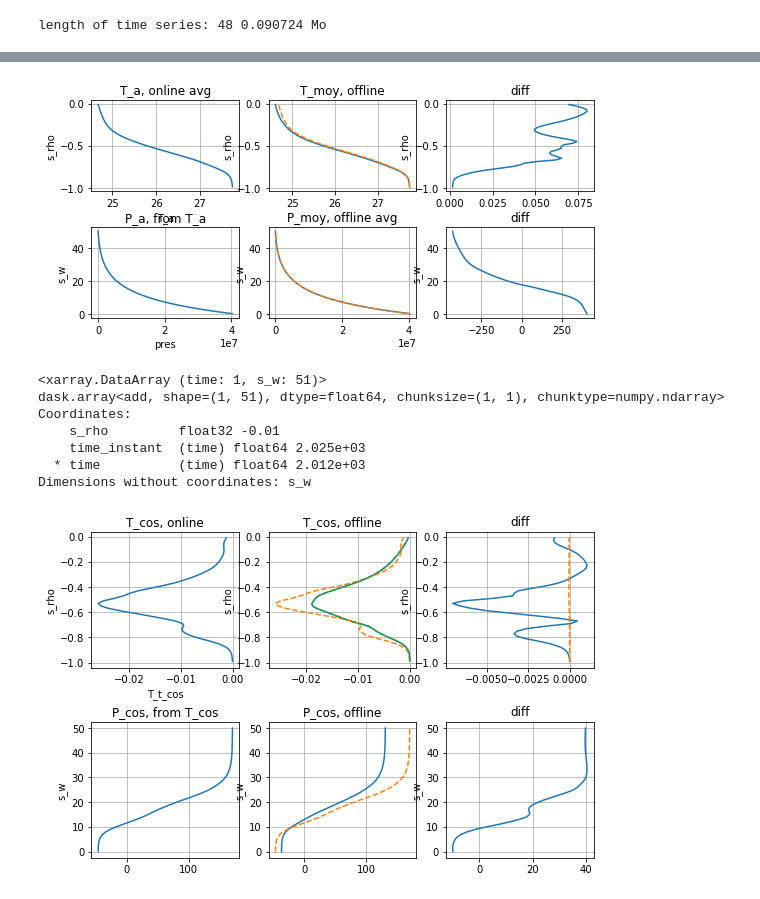
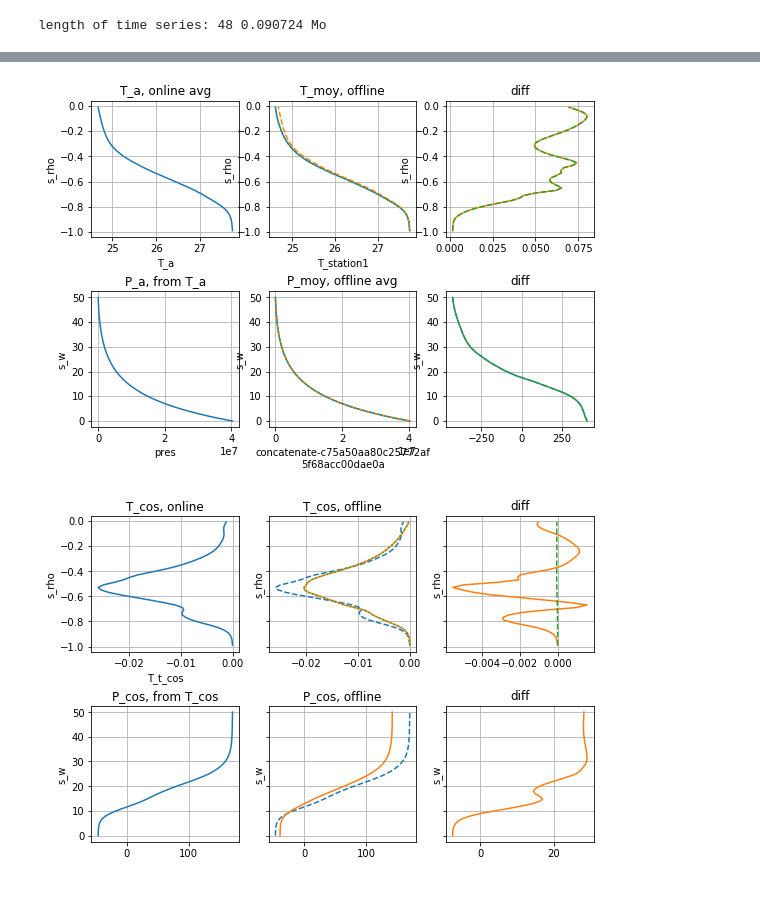
Before and after one commit to slgentil/croco, a Jupyter notebook: tutorials/pressure_tide.ipynb, the cells around one changed output, grey strips where cells are left out. Saved outputs shown, nothing was run; the diff lists cells and outputs as text; code cells hidden in the pictures.

```diff
--- a/tutorials/pressure_tide.ipynb
+++ b/tutorials/pressure_tide.ipynb
@@ -377,20 +335,23 @@ compare with approximate computation based on harmonic extraction
 indt = 0
 
 dsa = r['his']
+tend = dsa.time[indt]
+tbeg = tend-1. # I don't know where to get that averaging goes over 1 day
+ds = dst.sel(time=slice(tbeg, tend)).persist()
+
 ### WARNING this is not robust at all (to find indices of station)
 ### I should be able to find those grid indices directly in the station dataset
 indy, indx = np.unravel_index(((dsa.eta_rho-ds.eta_sta1_rho)**2+(dsa.xi_rho-ds.xi_sta1_rho)**2).argmin(),
                        dsa.eta_rho.shape)
-dsa = dsa.isel(x_rho=indx,y_rho=indy)
+dsa = dsa.isel(x_rho=indx,y_rho=indy,time=[indt])
 
-tend = dsa.time[indt]
-dsa = dsa.isel(time=[indt])
-tbeg = tend-1. # I don't know where to get that averaging goes over 1 day
 omega = r.params['omega'] * 24 * 3600 # rad/day
+tt = ds.time #- ds.time.isel(time=0)
+print("length of time series:", ds.dims['time'], ds.nbytes/1e6, "Mo")
 
-ds = dst.sel(time=slice(tbeg, tend)).persist()
-tt = ds.time - ds.time.isel(time=0)
-print("length of time series:", ds.dims['time'], ds.nbytes/1e6, "Mo")
+grav = 9.81
+h0 = r['his'].h.mean()
+znot = get_z(r, zeta=dsa.ssh_a*0, h=h0, vgrid='r', hgrid='r').persist()
 # %% [output]
 length of time series: 48 0.090724 Mo
 # %%
@@ -402,8 +363,8 @@ zw = get_z(r, zeta=ds.ssh, h=r['his'].h.mean(), vgrid='w', hgrid='r')
 
 ti = xr.apply_ufunc(interp2z, zrmoy, zr, ds.T_station1, 2, 2,
                           dask='parallelized', output_dtypes=[np.float64])
-tmoy = ti.mean("time").assign_coords(z_r=zrmoy).persist()
-#pmoy = get_pres(grid, zwmoy, rho0+tmoy).persist()
+tmoy = ti.mean("time").assign_coords(z_r=zrmoy.squeeze()).persist()
+tmo_noi = ds.T_station1.mean("time") # no prior interpolation
 
 ### compute inst pressure
 pres = get_pres(grid, ds.zw, rho0+ds.T_station1)
@@ -411,6 +372,7 @@ pres = xr.apply_ufunc(interp2z, zwmoy, zw.chunk({"s_w":-1}), pres.chunk({"s_w":-
                           dask='parallelized', output_dtypes=[np.float64])
 pres = pres.assign_coords(z_w=zwmoy).persist()
 pmoy = pres.mean("time")
+pmo_noi = get_pres(grid, zwmoy, rho0+tmo_noi)
 
 ### compute anomalies
 tano = ds.T_station1 - tmoy
@@ -425,48 +387,41 @@ Wall time: 6.96 s
 # %%
 # plot mean pressure from mean T and compare with offline computation
+# also compare offline average with and without prior interpolation
 
 dsa['zr'] = get_z(r, zeta=dsa.ssh_a, h=r['his'].h.mean(), vgrid='r', hgrid='r').persist()
 dsa['zw'] = get_z(r, zeta=dsa.ssh_a, h=r['his'].h.mean(), vgrid='w', hgrid='r')
 
 # interpolate temperature
 tai = xr.apply_ufunc(interp2z, zrmoy.squeeze(), dsa.zr.squeeze(), dsa.T_a.chunk({"s_rho":-1}).squeeze(), 2, 2,
                           dask='parallelized', output_dtypes=[np.float64]).persist()
 pav = get_pres(grid, dsa.zw, rho0+dsa.T_a).rename('pres')
 pai = xr.apply_ufunc(interp2z, zwmoy.squeeze(), dsa.zw.squeeze(), pav.chunk({"s_w":-1}).squeeze(), 2, 2,
                           dask='parallelized', output_dtypes=[np.float64]).persist()
 
 fig, axs = plt.subplots(2, 3, sharex=False, sharey=False, figsize=(9,6))
 dsa.T_a.plot(ax=axs[0,0], y="s_rho")
 tmoy.plot(ax=axs[0,1], y="s_rho")
 tai.plot(ax=axs[0,1], y="s_rho", linestyle="--")
-(tai- tmoy).plot(ax=axs[0,2], y="s_rho")
+tmo_noi.plot(ax=axs[0,1], y="s_rho", linestyle=":")
+(tai- tmoy).plot(ax=axs[0,2], y="s_rho", color="C1")
+(tai- tmo_noi).plot(ax=axs[0,2], y="s_rho", linestyle="--", color="C2")
 
 pav.plot(ax=axs[1,0], y="s_w")
 pmoy.plot(ax=axs[1,1], y="s_w")
 pai.plot(ax=axs[1,1], y="s_w", linestyle="--")
+pmo_noi.plot(ax=axs[1,1], y="s_w", linestyle=":")
 (pai-pmoy).plot(ax=axs[1,2], y="s_w")
+(pai- pmo_noi).plot(ax=axs[1,2], y="s_w", linestyle="--", color="C2")
 
 titles = ['T_a, online avg', 'T_moy, offline', 'diff', 'P_a, from T_a', 'P_moy, offline avg', 'diff']
 for ia,ax in enumerate(axs.ravel()):
     ax.grid(True)
     ax.set_title(titles[ia])
 fig.subplots_adjust(hspace=.4)
 # %% [output]
-[figure, old version]
+[figure, new version]
-# %%
-pcoi = grav*(rho0+dsa.T_a.isel(s_rho=-1))*dsa.ssh_t_cos + get_pres(grid, dsa.zw, rho0+dsa.T_t_cos)
-pcoi
-# %% [output]
-<xarray.DataArray (time: 1, s_w: 51)>
-dask.array<add, shape=(1, 51), dtype=float64, chunksize=(1, 1), chunktype=numpy.ndarray>
-Coordinates:
-    s_rho         float32 -0.01
-    time_instant  (time) float64 2.025e+03
-  * time          (time) float64 2.012e+03
-Dimensions without coordinates: s_w
 # %%
-### harmonic extraction : compute offilne from inst fields and compare with online extraction
-grav = 9.81
+### harmonic extraction : compute offline from inst fields and compare with online extraction
 
 ### compute cos extraction
 tcos = (ti * np.cos(omega*tt)).mean("time")
@@ -475,24 +430,26 @@ pcos = (pano * np.cos(omega*tt)).mean("time")
 
 tcoi = xr.apply_ufunc(interp2z, zrmoy.squeeze(), dsa.zr.squeeze(), dsa.T_t_cos.chunk({"s_rho":-1}).squeeze(), 2, 2,
                           dask='parallelized', output_dtypes=[np.float64]).persist()
+
+
 ### no correction
 pcoi = grav*(rho0+dsa.T_a.isel(s_rho=-1))*dsa.ssh_t_cos + get_pres(grid, dsa.zw, dsa.T_t_cos)
 pcoi = xr.apply_ufunc(interp2z, zwmoy.squeeze(), dsa.zw.squeeze(), pcoi.chunk({"s_w":-1}).squeeze(), 2, 2,
                           dask='parallelized', output_dtypes=[np.float64]).persist()
 
 ### plot result
-fig, axs = plt.subplots(2, 3, sharex=False, sharey=False, figsize=(9,6))
+fig, axs = plt.subplots(2, 3, sharex=False, sharey="row", figsize=(9,6))
 dsa.T_t_cos.plot(ax=axs[0,0], y="s_rho")
+tcoi.plot(ax=axs[0,1], y="s_rho", linestyle="--") # there is hardly no difference
 tcos.plot(ax=axs[0,1], y="s_rho")
-tcoi.plot(ax=axs[0,1], y="s_rho", linestyle="--") # there is hardly no difference
-tco_noi.plot(ax=axs[0,1], y="s_rho", linestyle="--")
-(tcoi- tcos).plot(ax=axs[0,2], y="s_rho")
-(tco_noi - tcos).plot(ax=axs[0,2], y="s_rho", linestyle="--")
+tco_noi.plot(ax=axs[0,1], y="s_rho", linestyle=":")
+(tcoi- tcos).plot(ax=axs[0,2], y="s_rho", color="C1")
+(tco_noi - tcos).plot(ax=axs[0,2], y="s_rho", linestyle="--", color="C2", label="no z(t)")
 
 pcoi.plot(ax=axs[1,0], y="s_w")
+pcoi.plot(ax=axs[1,1], y="s_w", linestyle="--")
 pcos.plot(ax=axs[1,1], y="s_w")
-pcoi.plot(ax=axs[1,1], y="s_w", linestyle="--")
-(pcoi-pcos).plot(ax=axs[1,2], y="s_w")
+(pcoi-pcos).plot(ax=axs[1,2], y="s_w", color="C1")
 
 titles = ['T_cos, online', 'T_cos, offline', 'diff', 'P_cos, from T_cos', 'P_cos, offline', 'diff']
 for ia,ax in enumerate(axs.ravel()):
@@ -500,4 +457,4 @@ for ia,ax in enumerate(axs.ravel()):
     ax.set_title(titles[ia])
 fig.subplots_adjust(hspace=.4)
 # %% [output]
-[figure, old version]
+[figure, new version]
```
Also changed, not shown: parts of 15 cells of this notebook, 1 other file.
